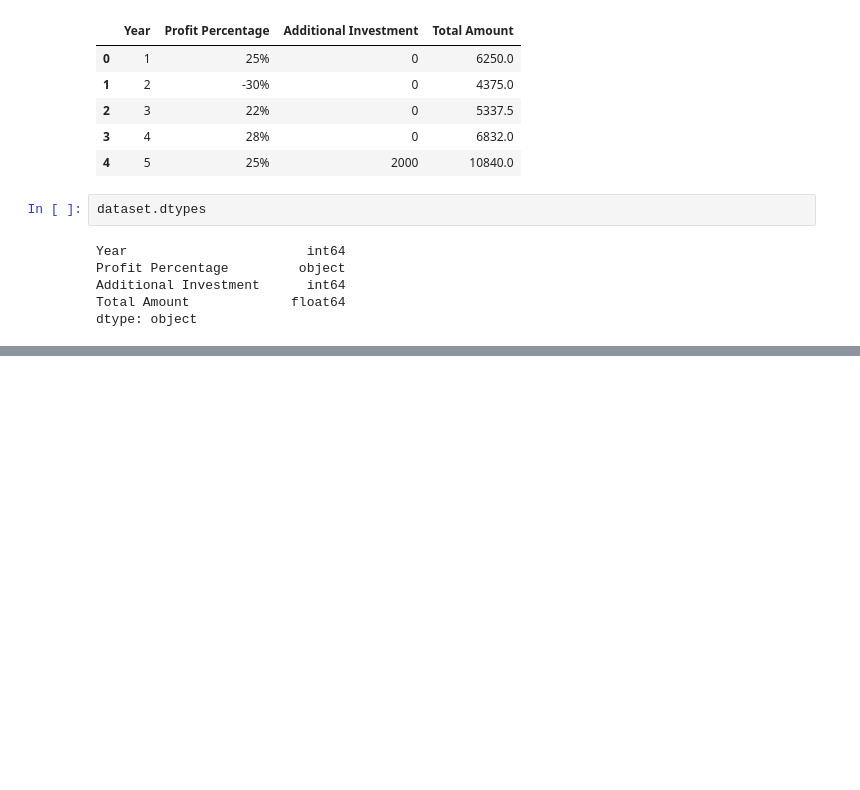
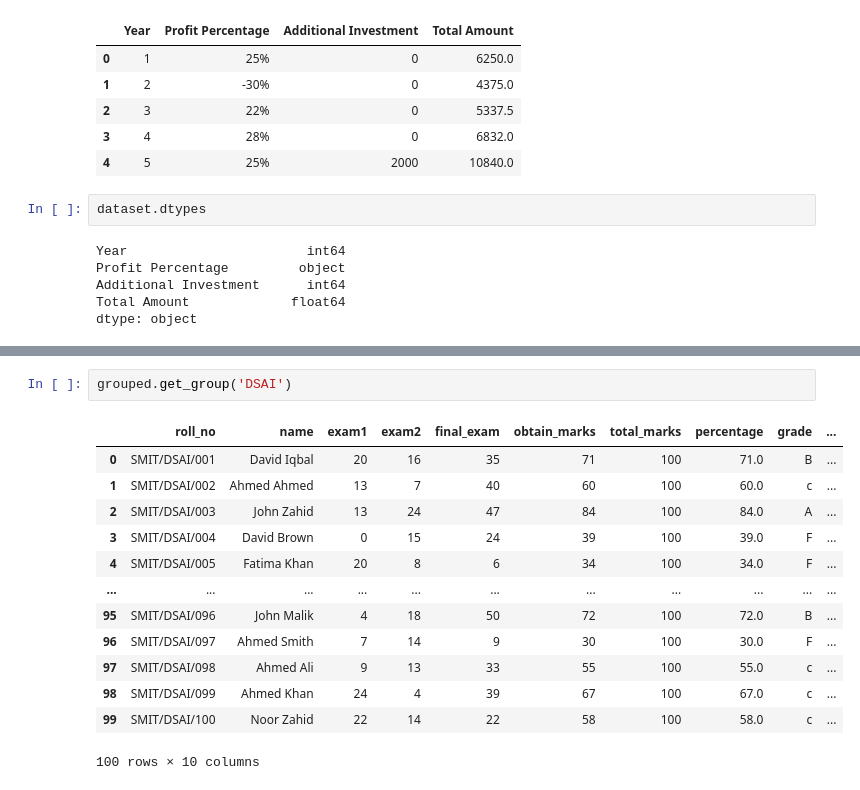
Before and after one commit to Afham0/SMIT-WORK, a Jupyter notebook: Pandas/Untitled.ipynb, the cells around one changed output, grey strips where cells are left out. Saved outputs shown, nothing was run; the diff lists cells and outputs as text; blank space fills up the shorter version.

```diff
--- a/Pandas/Untitled.ipynb
+++ b/Pandas/Untitled.ipynb
@@ -140,0 +370,16 @@ dtype: object
+# %%
+grouped.get_group('DSAI')
+# %% [output]
+|  | roll_no | name | exam1 | exam2 | final_exam | obtain_marks | total_marks | percentage | grade | ... |
+| 0 | SMIT/DSAI/001 | David Iqbal | 20 | 16 | 35 | 71 | 100 | 71.0 | B | ... |
+| 1 | SMIT/DSAI/002 | Ahmed Ahmed | 13 | 7 | 40 | 60 | 100 | 60.0 | c | ... |
+| 2 | SMIT/DSAI/003 | John Zahid | 13 | 24 | 47 | 84 | 100 | 84.0 | A | ... |
+| 3 | SMIT/DSAI/004 | David Brown | 0 | 15 | 24 | 39 | 100 | 39.0 | F | ... |
+| 4 | SMIT/DSAI/005 | Fatima Khan | 20 | 8 | 6 | 34 | 100 | 34.0 | F | ... |
+| ... | ... | ... | ... | ... | ... | ... | ... | ... | ... | ... |
+| 95 | SMIT/DSAI/096 | John Malik | 4 | 18 | 50 | 72 | 100 | 72.0 | B | ... |
+| 96 | SMIT/DSAI/097 | Ahmed Smith | 7 | 14 | 9 | 30 | 100 | 30.0 | F | ... |
+| 97 | SMIT/DSAI/098 | Ahmed Ali | 9 | 13 | 33 | 55 | 100 | 55.0 | c | ... |
+| 98 | SMIT/DSAI/099 | Ahmed Khan | 24 | 4 | 39 | 67 | 100 | 67.0 | c | ... |
+| 99 | SMIT/DSAI/100 | Noor Zahid | 22 | 14 | 22 | 58 | 100 | 58.0 | c | ... |
+100 rows × 10 columns
```
Also changed, not shown: parts of 33 cells of this notebook, 10 other files.
